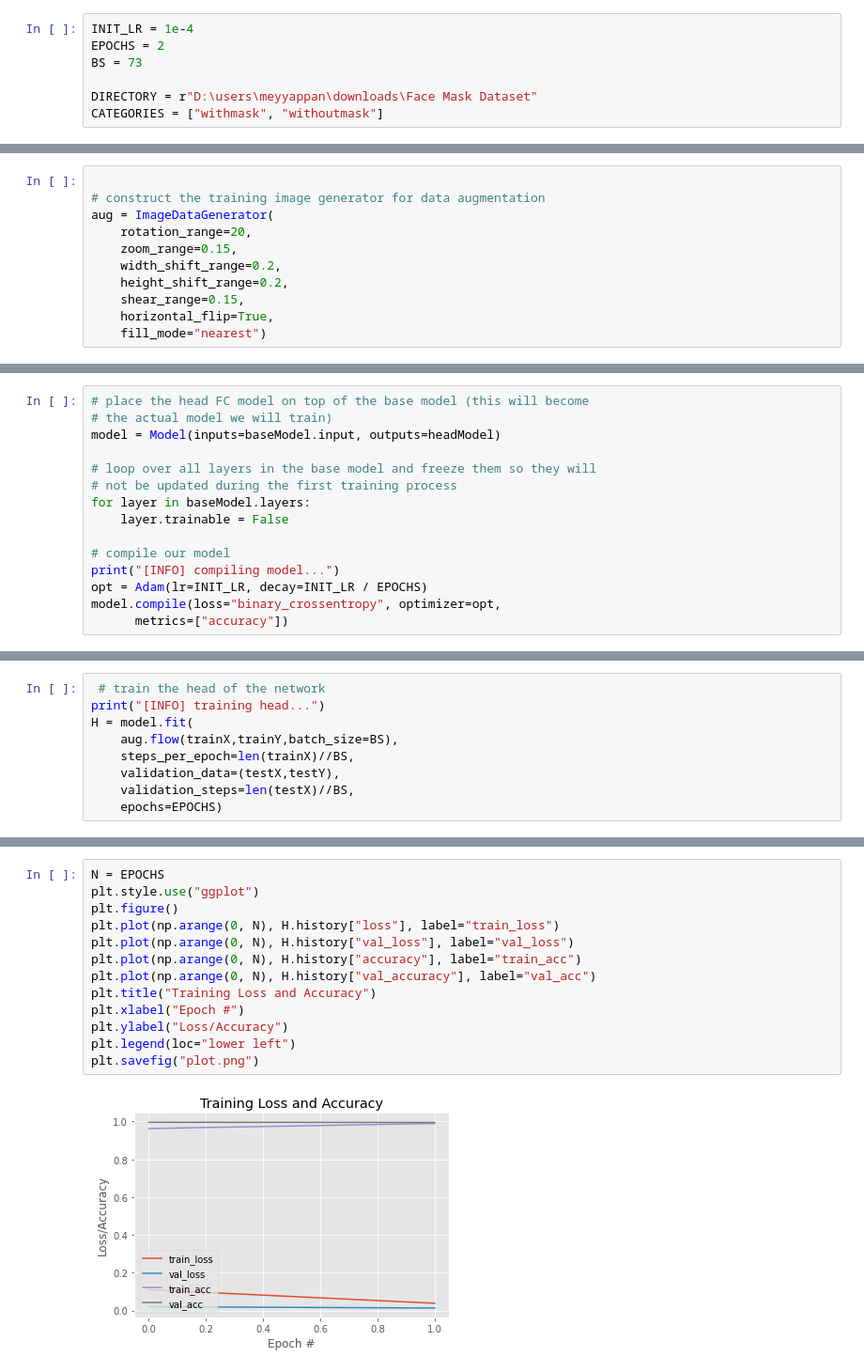
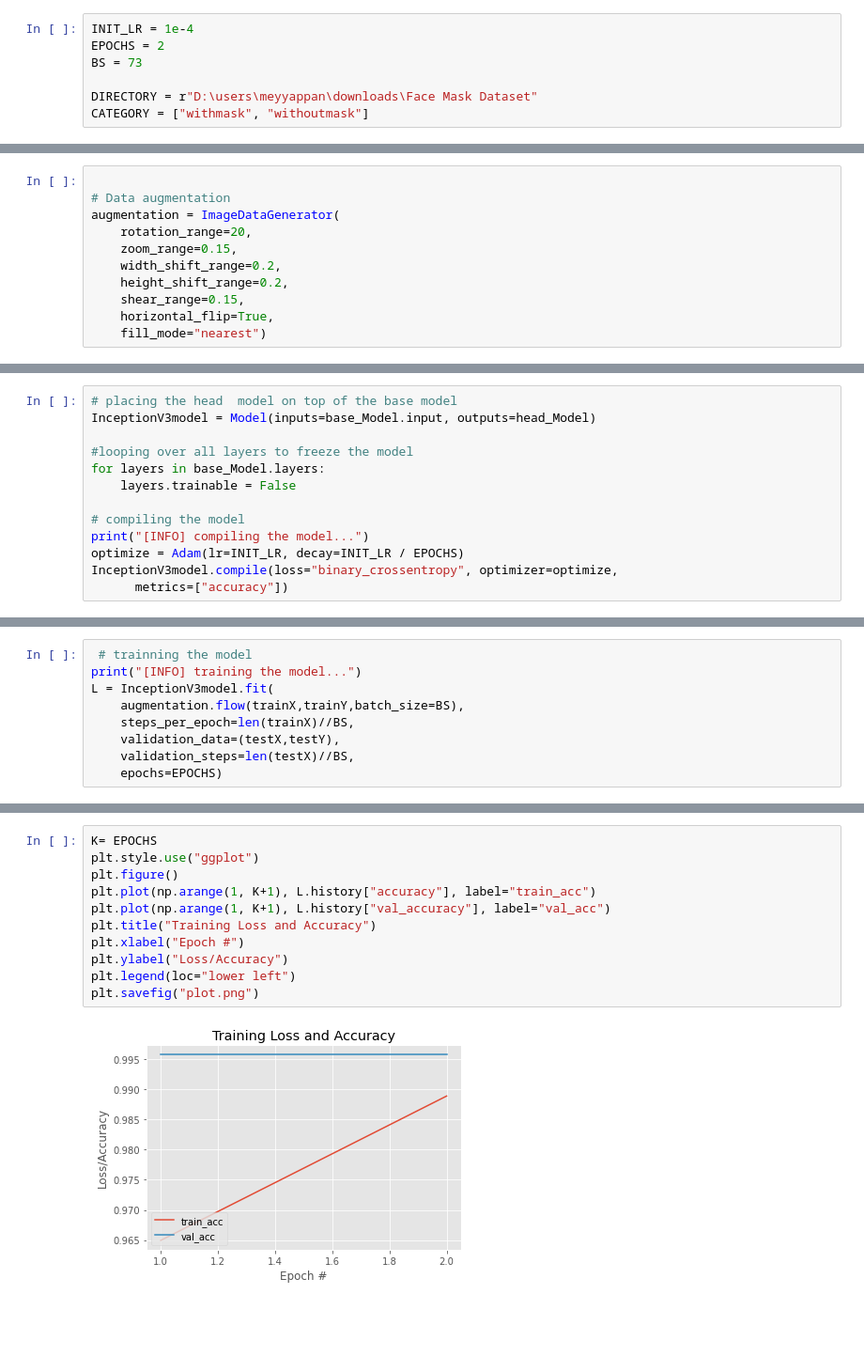
Before and after one commit to ysmeyyappan/team-12-summer-project, a Jupyter notebook: project1.ipynb, the cells around one changed output, grey strips where cells are left out. Shown: that part at 94% size. Cells and saved outputs as stored; diff of their text form; blank space fills up the shorter version.

```diff
--- a/project1.ipynb
+++ b/project1.ipynb
@@ -25,5 +26,5 @@ EPOCHS = 2
 BS = 73
 
 DIRECTORY = r"D:\users\meyyappan\downloads\Face Mask Dataset"
-CATEGORIES = ["withmask", "withoutmask"]
+CATEGORY = ["withmask", "withoutmask"]
 # %%
@@ -58,7 +59,7 @@ labels = np.array(labels)
 # %%
 
-# construct the training image generator for data augmentation
-aug = ImageDataGenerator(
+# Data augmentation
+augmentation = ImageDataGenerator(
     rotation_range=20,
     zoom_range=0.15,
     width_shift_range=0.2,
@@ -81,16 +82,14 @@ headModel = Dense(2, activation="softmax")(headModel)
 # %%
-# place the head FC model on top of the base model (this will become
-# the actual model we will train)
-model = Model(inputs=baseModel.input, outputs=headModel)
+# placing the head  model on top of the base model
+InceptionV3model = Model(inputs=base_Model.input, outputs=head_Model)
 
-# loop over all layers in the base model and freeze them so they will
-# not be updated during the first training process
-for layer in baseModel.layers:
-    layer.trainable = False
+#looping over all layers to freeze the model
+for layers in base_Model.layers:
+    layers.trainable = False
 
-# compile our model
-print("[INFO] compiling model...")
-opt = Adam(lr=INIT_LR, decay=INIT_LR / EPOCHS)
-model.compile(loss="binary_crossentropy", optimizer=opt,
+# compiling the model
+print("[INFO] compiling the model...")
+optimize = Adam(lr=INIT_LR, decay=INIT_LR / EPOCHS)
+InceptionV3model.compile(loss="binary_crossentropy", optimizer=optimize,
       metrics=["accuracy"])
 # %% [output]
@@ -98,8 +97,8 @@ model.compile(loss="binary_crossentropy", optimizer=opt,
 # %%
- # train the head of the network
-print("[INFO] training head...")
-H = model.fit(
-    aug.flow(trainX,trainY,batch_size=BS),
+ # trainning the model
+print("[INFO] training the model...")
+L = InceptionV3model.fit(
+    augmentation.flow(trainX,trainY,batch_size=BS),
     steps_per_epoch=len(trainX)//BS,
     validation_data=(testX,testY),
     validation_steps=len(testX)//BS,
@@ -140,15 +138,13 @@ weighted avg       1.00      1.00      1.00      2359
 # %%
-N = EPOCHS
+K= EPOCHS
 plt.style.use("ggplot")
 plt.figure()
-plt.plot(np.arange(0, N), H.history["loss"], label="train_loss")
-plt.plot(np.arange(0, N), H.history["val_loss"], label="val_loss")
-plt.plot(np.arange(0, N), H.history["accuracy"], label="train_acc")
-plt.plot(np.arange(0, N), H.history["val_accuracy"], label="val_acc")
+plt.plot(np.arange(1, K+1), L.history["accuracy"], label="train_acc")
+plt.plot(np.arange(1, K+1), L.history["val_accuracy"], label="val_acc")
 plt.title("Training Loss and Accuracy")
 plt.xlabel("Epoch #")
 plt.ylabel("Loss/Accuracy")
 plt.legend(loc="lower left")
 plt.savefig("plot.png")
 # %% [output]
-[figure, old version]
+[figure, new version]
```
Also changed, not shown: parts of 11 cells of this notebook, 1 other file.
